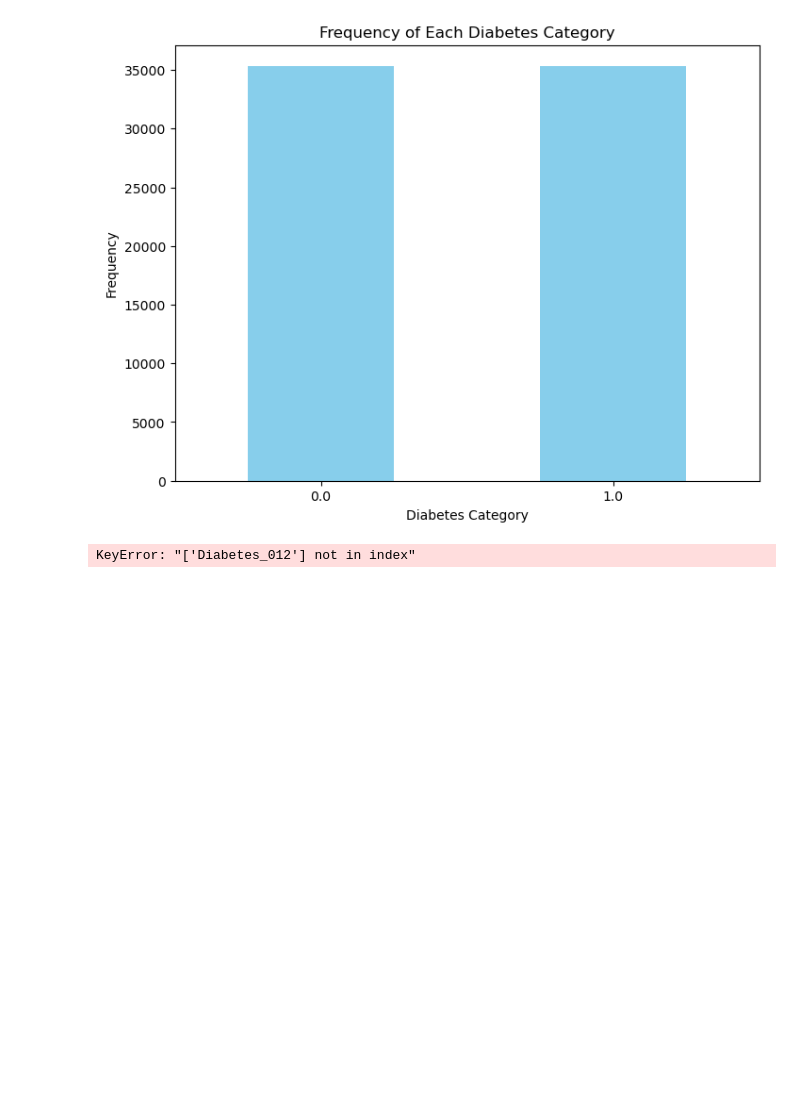
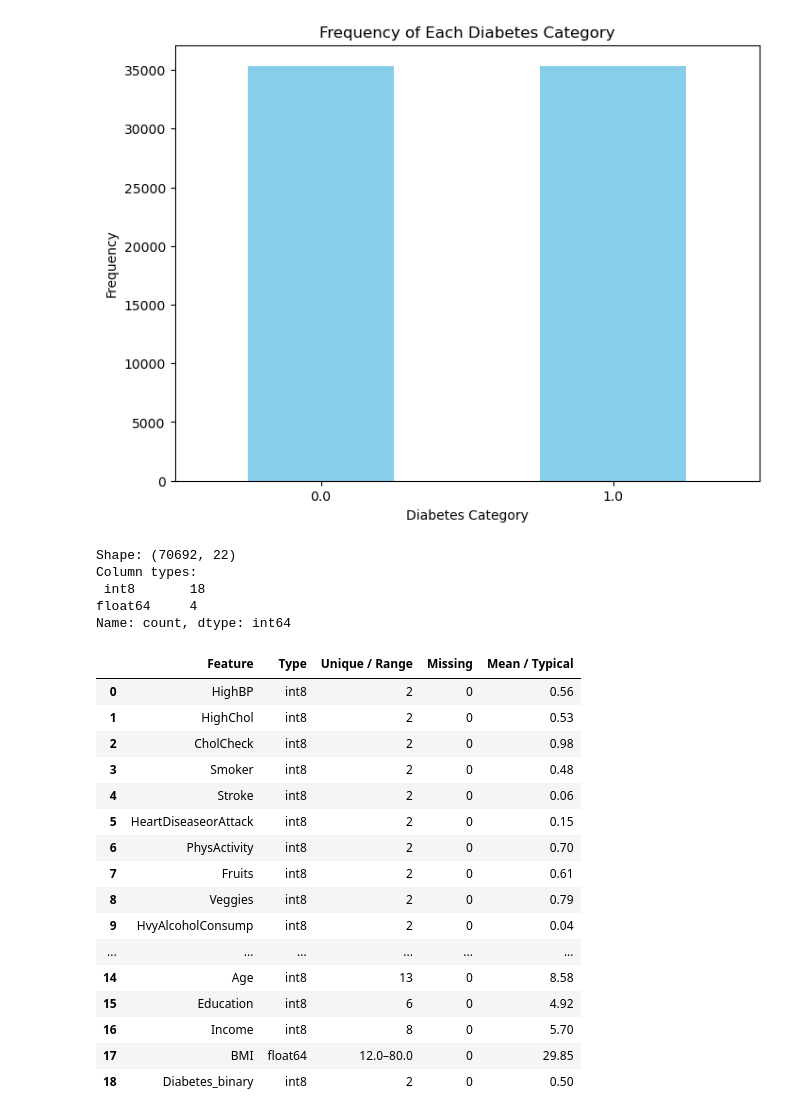
Before and after one commit to pponn/DS4400_Final_Project, a Jupyter notebook: dataset.ipynb, the cells around one changed output. Cells and saved outputs as stored; diff of their text form; code cells hidden in the pictures; blank space fills up the shorter version.

```diff
--- a/dataset.ipynb
+++ b/dataset.ipynb
@@ -45,7 +45,7 @@ binary_cols = [
 ]
 ordinal_cols = ['Age','Education','Income']
 continuous_cols = ['BMI']
-target_cols = ['Diabetes_012']
+target_cols = ['Diabetes_binary']  # changed from 'Diabetes_012'
 
 # Convert types
 df[binary_cols + ordinal_cols + target_cols] = df[binary_cols + ordinal_cols + target_cols].astype('int8')
@@ -55,34 +55,55 @@ df['BMI'] = df['BMI'].clip(10, 80)
 df['Diabetes_binary'] = (df['Diabetes_binary'] > 0).astype('int8')
 
 # Quick check
 print("Shape:", df.shape)
 print("Column types:\n", df.dtypes.value_counts())
 
 # Feature summary
 all_features = binary_cols + ordinal_cols + continuous_cols + ['Diabetes_binary']
 
 def feature_summary(df, cols):
     summary = []
     for col in cols:
         dtype = df[col].dtype
         n_unique = df[col].nunique()
         missing = df[col].isna().sum()
         min_val = df[col].min() if pd.api.types.is_numeric_dtype(df[col]) else None
         max_val = df[col].max() if pd.api.types.is_numeric_dtype(df[col]) else None
         mean_val = df[col].mean() if pd.api.types.is_numeric_dtype(df[col]) else None
         summary.append({
             'Feature': col,
             'Type': str(dtype),
             'Unique / Range': f"{n_unique}" if n_unique <= 20 else f"{min_val}–{max_val}",
             'Missing': missing,
             'Mean / Typical': round(mean_val, 2) if mean_val is not None else '-'
         })
     return pd.DataFrame(summary)
 
 feature_table = feature_summary(df, all_features)
 feature_table
 # %% [output]
-KeyError: "['Diabetes_012'] not in index"
+Shape: (70692, 22)
+Column types:
+ int8       18
+float64     4
+Name: count, dtype: int64
+|  | Feature | Type | Unique / Range | Missing | Mean / Typical |
+| 0 | HighBP | int8 | 2 | 0 | 0.56 |
+| 1 | HighChol | int8 | 2 | 0 | 0.53 |
+| 2 | CholCheck | int8 | 2 | 0 | 0.98 |
+| 3 | Smoker | int8 | 2 | 0 | 0.48 |
+| 4 | Stroke | int8 | 2 | 0 | 0.06 |
+| 5 | HeartDiseaseorAttack | int8 | 2 | 0 | 0.15 |
+| 6 | PhysActivity | int8 | 2 | 0 | 0.70 |
+| 7 | Fruits | int8 | 2 | 0 | 0.61 |
+| 8 | Veggies | int8 | 2 | 0 | 0.79 |
+| 9 | HvyAlcoholConsump | int8 | 2 | 0 | 0.04 |
+| ... | ... | ... | ... | ... | ... |
+| 14 | Age | int8 | 13 | 0 | 8.58 |
+| 15 | Education | int8 | 6 | 0 | 4.92 |
+| 16 | Income | int8 | 8 | 0 | 5.70 |
+| 17 | BMI | float64 | 12.0–80.0 | 0 | 29.85 |
+| 18 | Diabetes_binary | int8 | 2 | 0 | 0.50 |
 # %%
 plt.hist(df['BMI'], bins=20)
 
```
